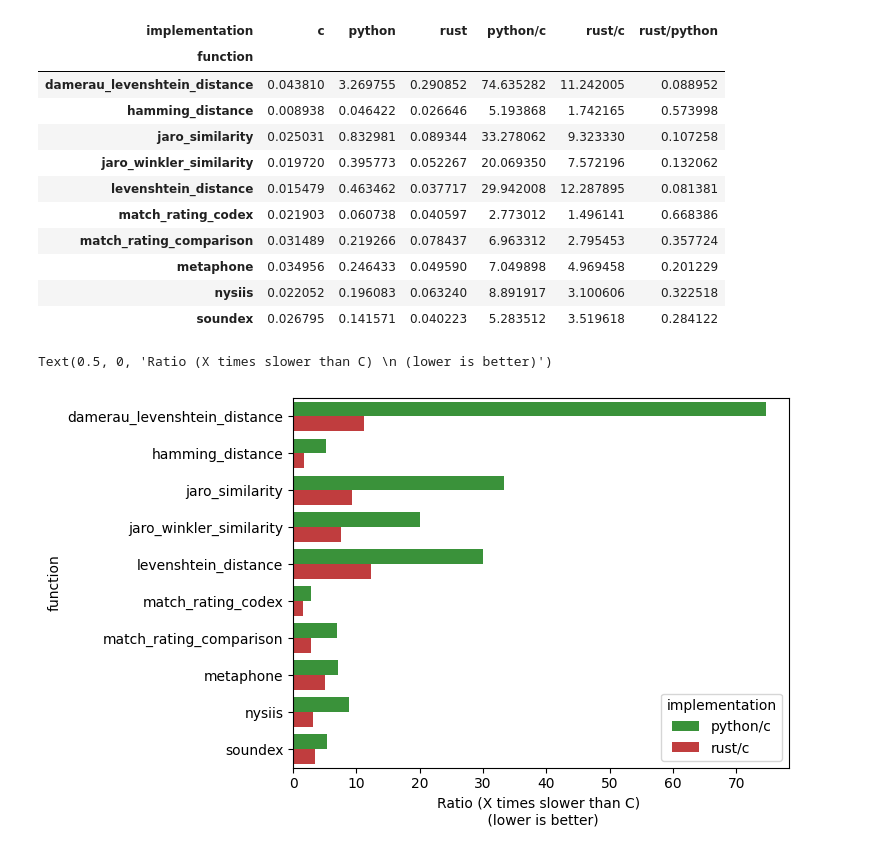
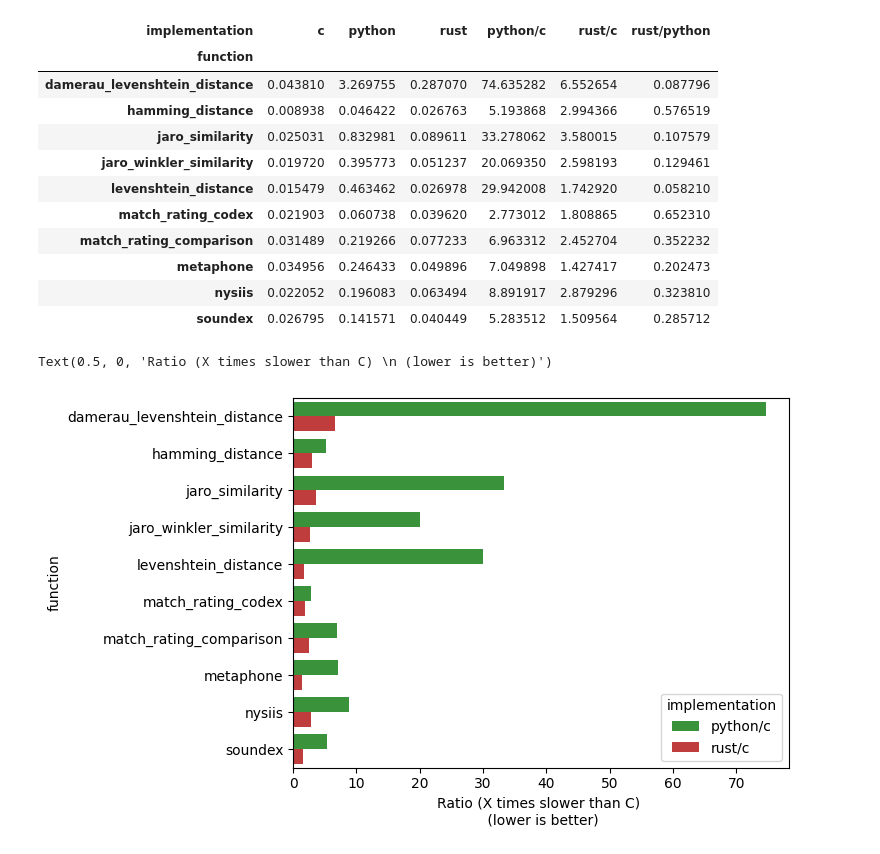
Before and after one commit to jamesturk/jellyfish, a Jupyter notebook: benchmarks/compare.ipynb, the cells around one changed output. Drawn from its saved outputs; the diff is of its cells as text; code cells hidden in the pictures.

```diff
--- a/benchmarks/compare.ipynb
+++ b/benchmarks/compare.ipynb
@@ -10,6 +10,8 @@ df = pd.concat(
     [pd.read_csv('timedruns-old.csv', names=cols),
     pd.read_csv('timedruns-new.csv', names=cols)]
 )
+orig_df = df.copy()
+df = df[df.jf_version.isin(["0.10-classic", "dev"])]
 df
 # %% [output]
 |  | py_version | jf_version | implementation | function | time |
@@ -48,7 +50,8 @@ Text(0.5, 0, 'time (log scale)')
 # %%
+
 pivoted = df.pivot_table(index=['function'], columns=['implementation'], values='time')
 pivoted['python/c'] = pivoted['python'] / pivoted['c']
-pivoted['rust/c'] = pivoted['python'] / pivoted['rust']
+pivoted['rust/c'] = pivoted['rust'] / pivoted['c']
 pivoted['rust/python'] = pivoted['rust'] / pivoted['python']
 pivoted["c"] *= 100000 # multiply by 100000 to get time in microseconds
 pivoted["python"] *= 100000
@@ -57,24 +60,24 @@ pivoted
 # %% [output]
 | implementation | c | python | rust | python/c | rust/c | rust/python |
 | function |  |  |  |  |  |  |
-| damerau_levenshtein_distance | 0.043810 | 3.269755 | 0.290852 | 74.635282 | 11.242005 | 0.088952 |
-| hamming_distance | 0.008938 | 0.046422 | 0.026646 | 5.193868 | 1.742165 | 0.573998 |
-| jaro_similarity | 0.025031 | 0.832981 | 0.089344 | 33.278062 | 9.323330 | 0.107258 |
-| jaro_winkler_similarity | 0.019720 | 0.395773 | 0.052267 | 20.069350 | 7.572196 | 0.132062 |
-| levenshtein_distance | 0.015479 | 0.463462 | 0.037717 | 29.942008 | 12.287895 | 0.081381 |
-| match_rating_codex | 0.021903 | 0.060738 | 0.040597 | 2.773012 | 1.496141 | 0.668386 |
-| match_rating_comparison | 0.031489 | 0.219266 | 0.078437 | 6.963312 | 2.795453 | 0.357724 |
-| metaphone | 0.034956 | 0.246433 | 0.049590 | 7.049898 | 4.969458 | 0.201229 |
-| nysiis | 0.022052 | 0.196083 | 0.063240 | 8.891917 | 3.100606 | 0.322518 |
-| soundex | 0.026795 | 0.141571 | 0.040223 | 5.283512 | 3.519618 | 0.284122 |
+| damerau_levenshtein_distance | 0.043810 | 3.269755 | 0.287070 | 74.635282 | 6.552654 | 0.087796 |
+| hamming_distance | 0.008938 | 0.046422 | 0.026763 | 5.193868 | 2.994366 | 0.576519 |
+| jaro_similarity | 0.025031 | 0.832981 | 0.089611 | 33.278062 | 3.580015 | 0.107579 |
+| jaro_winkler_similarity | 0.019720 | 0.395773 | 0.051237 | 20.069350 | 2.598193 | 0.129461 |
+| levenshtein_distance | 0.015479 | 0.463462 | 0.026978 | 29.942008 | 1.742920 | 0.058210 |
+| match_rating_codex | 0.021903 | 0.060738 | 0.039620 | 2.773012 | 1.808865 | 0.652310 |
+| match_rating_comparison | 0.031489 | 0.219266 | 0.077233 | 6.963312 | 2.452704 | 0.352232 |
+| metaphone | 0.034956 | 0.246433 | 0.049896 | 7.049898 | 1.427417 | 0.202473 |
+| nysiis | 0.022052 | 0.196083 | 0.063494 | 8.891917 | 2.879296 | 0.323810 |
+| soundex | 0.026795 | 0.141571 | 0.040449 | 5.283512 | 1.509564 | 0.285712 |
 # %%
 # convert back to long format
-pdf = pivoted.reset_index()
-pdf = pd.melt(pdf, id_vars=['function'], value_vars=["python/c", "rust/c"])
-sns.barplot(x='value', y='function', hue="implementation", data=pdf, palette=[green, red])
+pivoted = pivoted.reset_index()
+pivoted = pd.melt(pivoted, id_vars=['function'], value_vars=["python/c", "rust/c"])
+sns.barplot(x='value', y='function', hue="implementation", data=pivoted, palette=[green, red])
 # to add a label to the x axis
 plt.xlabel("Ratio (X times slower than C) \n (lower is better)")
 #sns.barplot(x='function', y='value', data=df)
 # %% [output]
 Text(0.5, 0, 'Ratio (X times slower than C) \n (lower is better)')
-[figure, old version]
+[figure, new version]
```
Also changed, not shown: parts of 6 cells of this notebook, 5 other files.
